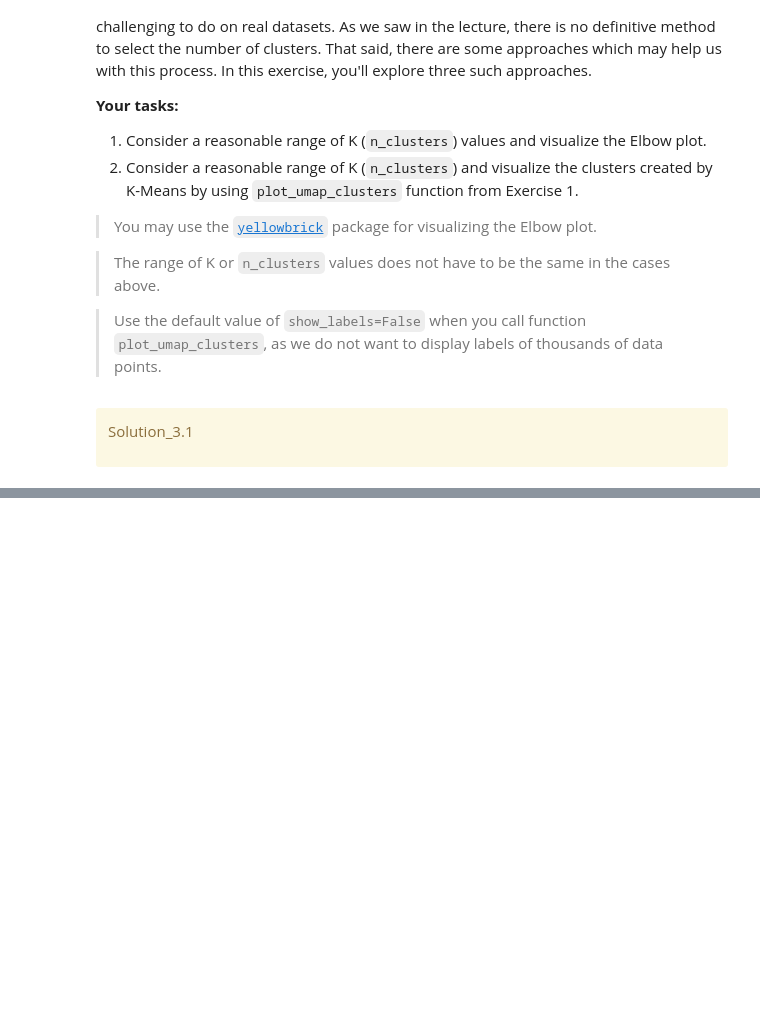
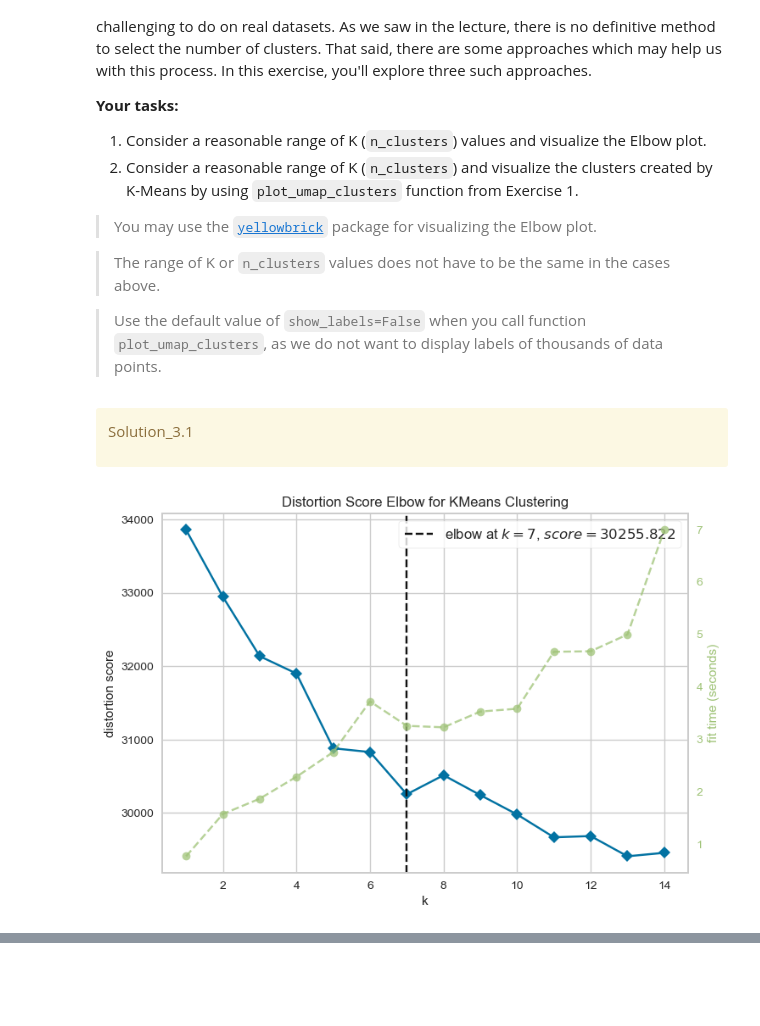
Before and after one commit to madihung/cpsc330, a Jupyter notebook: hw6/hw6.ipynb, the cells around one changed output, grey strips where cells are left out. Drawn from its saved outputs; the diff is of its cells as text; code cells hidden in the pictures; blank space fills up the shorter version.

```diff
--- a/hw6/hw6.ipynb
+++ b/hw6/hw6.ipynb
@@ -532,0 +582,8 @@ Solution_2.3
+# %%
+# Code adapted from lecture 6
+countvec = CountVectorizer(stop_words="english")
+X_counts = countvec.fit_transform(recipes_df["name"])
+bow_df = pd.DataFrame(
+    X_counts.toarray(), columns=countvec.get_feature_names_out(), index=recipes_df["name"]
+)
+bow_df
@@ -568,0 +635,13 @@ Solution_3.1
+# %%
+# 1. Elbow plot for k range 1 - 15
+model_elbow = KMeans(random_state=42)
+kmeans_recipe = model_elbow.fit(bow_df)
+
+# Code from lecture 15
+from yellowbrick.cluster import KElbowVisualizer
+visualizer = KElbowVisualizer(model_elbow, k=(1, 15))
+
+visualizer.fit(bow_df)  # Fit the data to the visualizer
+visualizer.show();
+# %% [output]
+[figure, added]
```
Also changed, not shown: parts of 33 cells of this notebook.
